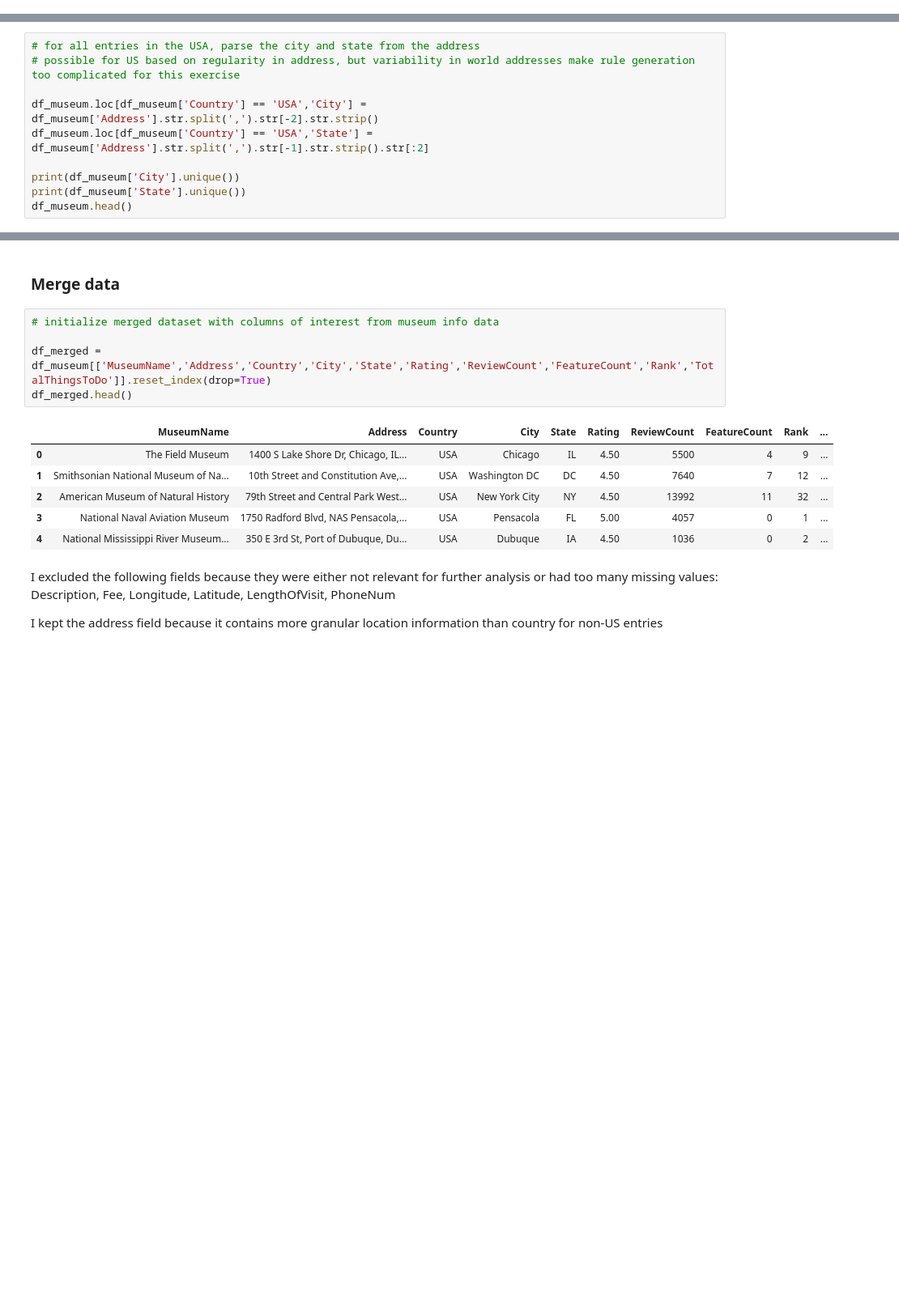
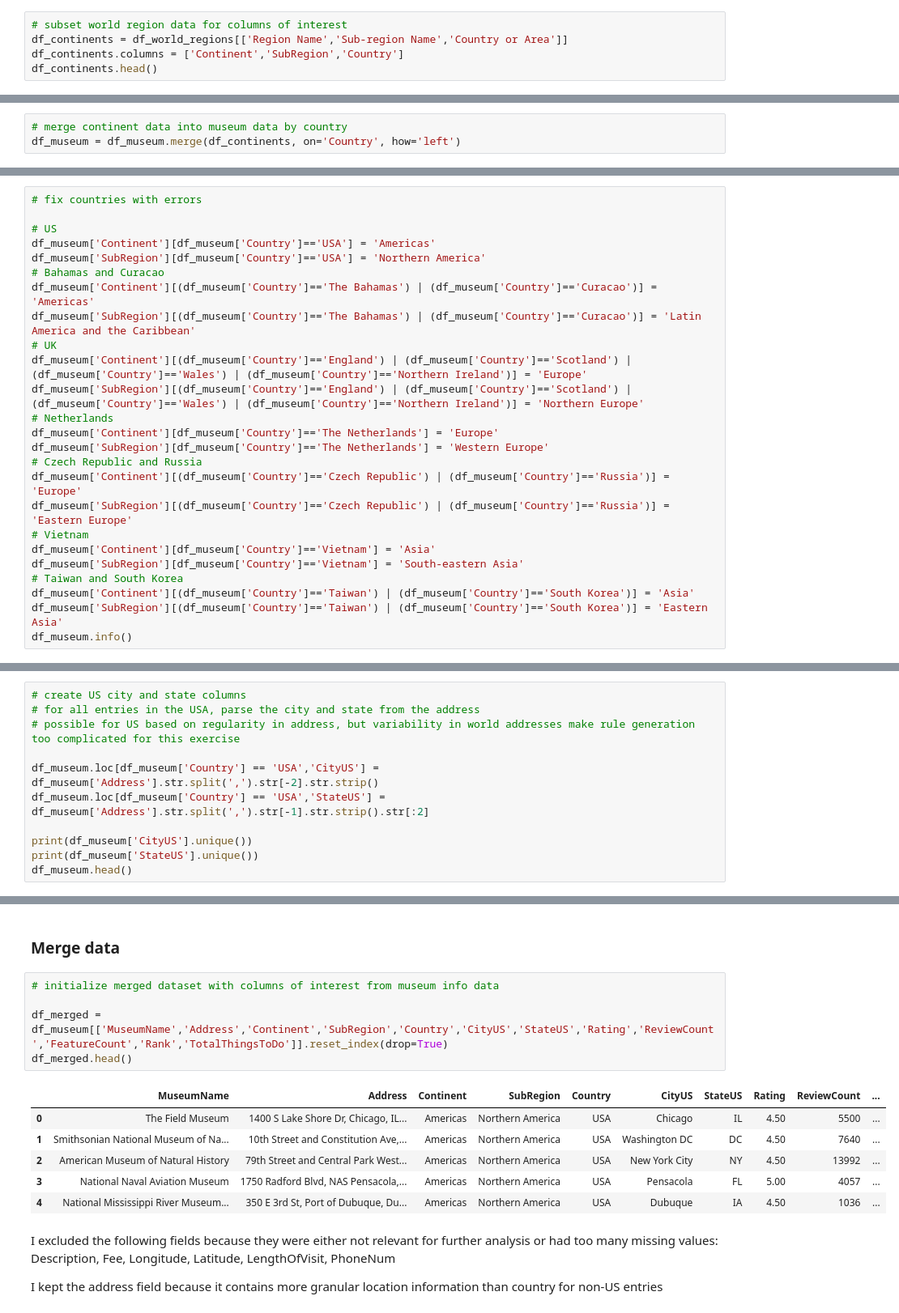
Before and after one commit to kzernask/kz-cebd1260, a Jupyter notebook: data-wrangling-cleaning_KZ.ipynb, the cells around one changed output, grey strips where cells are left out. Shown at 81% size. Cells and saved outputs as stored; diff of their text form; blank space fills up the shorter version.

```diff
--- a/data-wrangling-cleaning_KZ.ipynb
+++ b/data-wrangling-cleaning_KZ.ipynb
@@ -310,0 +328,5 @@ See the caveats in the documentation: http://pandas.pydata.org/pandas-docs/stabl
+# %%
+# subset world region data for columns of interest
+df_continents = df_world_regions[['Region Name','Sub-region Name','Country or Area']]
+df_continents.columns = ['Continent','SubRegion','Country']
+df_continents.head()
@@ -310,0 +340,3 @@ See the caveats in the documentation: http://pandas.pydata.org/pandas-docs/stabl
+# %%
+# merge continent data into museum data by country
+df_museum = df_museum.merge(df_continents, on='Country', how='left')
@@ -310,0 +351,25 @@ See the caveats in the documentation: http://pandas.pydata.org/pandas-docs/stabl
+# %%
+# fix countries with errors
+
+# US
+df_museum['Continent'][df_museum['Country']=='USA'] = 'Americas'
+df_museum['SubRegion'][df_museum['Country']=='USA'] = 'Northern America'
+# Bahamas and Curacao
+df_museum['Continent'][(df_museum['Country']=='The Bahamas') | (df_museum['Country']=='Curacao')] = 'Americas'
+df_museum['SubRegion'][(df_museum['Country']=='The Bahamas') | (df_museum['Country']=='Curacao')] = 'Latin America and the Caribbean'
+# UK
+df_museum['Continent'][(df_museum['Country']=='England') | (df_museum['Country']=='Scotland') | (df_museum['Country']=='Wales') | (df_museum['Country']=='Northern Ireland')] = 'Europe'
+df_museum['SubRegion'][(df_museum['Country']=='England') | (df_museum['Country']=='Scotland') | (df_museum['Country']=='Wales') | (df_museum['Country']=='Northern Ireland')] = 'Northern Europe'
+# Netherlands
+df_museum['Continent'][df_museum['Country']=='The Netherlands'] = 'Europe'
+df_museum['SubRegion'][df_museum['Country']=='The Netherlands'] = 'Western Europe'
+# Czech Republic and Russia
+df_museum['Continent'][(df_museum['Country']=='Czech Republic') | (df_museum['Country']=='Russia')] = 'Europe'
+df_museum['SubRegion'][(df_museum['Country']=='Czech Republic') | (df_museum['Country']=='Russia')] = 'Eastern Europe'
+# Vietnam
+df_museum['Continent'][df_museum['Country']=='Vietnam'] = 'Asia'
+df_museum['SubRegion'][df_museum['Country']=='Vietnam'] = 'South-eastern Asia'
+# Taiwan and South Korea
+df_museum['Continent'][(df_museum['Country']=='Taiwan') | (df_museum['Country']=='South Korea')] = 'Asia'
+df_museum['SubRegion'][(df_museum['Country']=='Taiwan') | (df_museum['Country']=='South Korea')] = 'Eastern Asia'
+df_museum.info()
@@ -311,12 +423,13 @@ See the caveats in the documentation: http://pandas.pydata.org/pandas-docs/stabl
 # %%
+# create US city and state columns
 # for all entries in the USA, parse the city and state from the address
 # possible for US based on regularity in address, but variability in world addresses make rule generation too complicated for this exercise
 
-df_museum.loc[df_museum['Country'] == 'USA','City'] = df_museum['Address'].str.split(',').str[-2].str.strip()
-df_museum.loc[df_museum['Country'] == 'USA','State'] = df_museum['Address'].str.split(',').str[-1].str.strip().str[:2]
+df_museum.loc[df_museum['Country'] == 'USA','CityUS'] = df_museum['Address'].str.split(',').str[-2].str.strip()
+df_museum.loc[df_museum['Country'] == 'USA','StateUS'] = df_museum['Address'].str.split(',').str[-1].str.strip().str[:2]
 
-print(df_museum['City'].unique())
-print(df_museum['State'].unique())
+print(df_museum['CityUS'].unique())
+print(df_museum['StateUS'].unique())
 df_museum.head()
 # %% [output]
 ['Washington DC' 'New York City' 'New Orleans' 'Denver' 'Chicago' 'Boston'
@@ -1181,15 +1252,15 @@ df_frequent_tags.head()
 # %%
 # initialize merged dataset with columns of interest from museum info data
 
-df_merged = df_museum[['MuseumName','Address','Country','City','State','Rating','ReviewCount','FeatureCount','Rank','TotalThingsToDo']].reset_index(drop=True)
+df_merged = df_museum[['MuseumName','Address','Continent','SubRegion','Country','CityUS','StateUS','Rating','ReviewCount','FeatureCount','Rank','TotalThingsToDo']].reset_index(drop=True)
 df_merged.head()
 # %% [output]
-|  | MuseumName | Address | Country | City | State | Rating | ReviewCount | FeatureCount | Rank | ... |
-| 0 | The Field Museum | 1400 S Lake Shore Dr, Chicago, IL... | USA | Chicago | IL | 4.50 | 5500 | 4 | 9 | ... |
-| 1 | Smithsonian National Museum of Na... | 10th Street and Constitution Ave,... | USA | Washington DC | DC | 4.50 | 7640 | 7 | 12 | ... |
-| 2 | American Museum of Natural History | 79th Street and Central Park West... | USA | New York City | NY | 4.50 | 13992 | 11 | 32 | ... |
-| 3 | National Naval Aviation Museum | 1750 Radford Blvd, NAS Pensacola,... | USA | Pensacola | FL | 5.00 | 4057 | 0 | 1 | ... |
-| 4 | National Mississippi River Museum... | 350 E 3rd St, Port of Dubuque, Du... | USA | Dubuque | IA | 4.50 | 1036 | 0 | 2 | ... |
+|  | MuseumName | Address | Continent | SubRegion | Country | CityUS | StateUS | Rating | ReviewCount | ... |
+| 0 | The Field Museum | 1400 S Lake Shore Dr, Chicago, IL... | Americas | Northern America | USA | Chicago | IL | 4.50 | 5500 | ... |
+| 1 | Smithsonian National Museum of Na... | 10th Street and Constitution Ave,... | Americas | Northern America | USA | Washington DC | DC | 4.50 | 7640 | ... |
+| 2 | American Museum of Natural History | 79th Street and Central Park West... | Americas | Northern America | USA | New York City | NY | 4.50 | 13992 | ... |
+| 3 | National Naval Aviation Museum | 1750 Radford Blvd, NAS Pensacola,... | Americas | Northern America | USA | Pensacola | FL | 5.00 | 4057 | ... |
+| 4 | National Mississippi River Museum... | 350 E 3rd St, Port of Dubuque, Du... | Americas | Northern America | USA | Dubuque | IA | 4.50 | 1036 | ... |
 # %% [markdown]
 I excluded the following fields because they were either not relevant for further analysis or had too many missing values:
 Description, Fee, Longitude, Latitude, LengthOfVisit, PhoneNum
```
Also changed, not shown: parts of 34 cells of this notebook.
